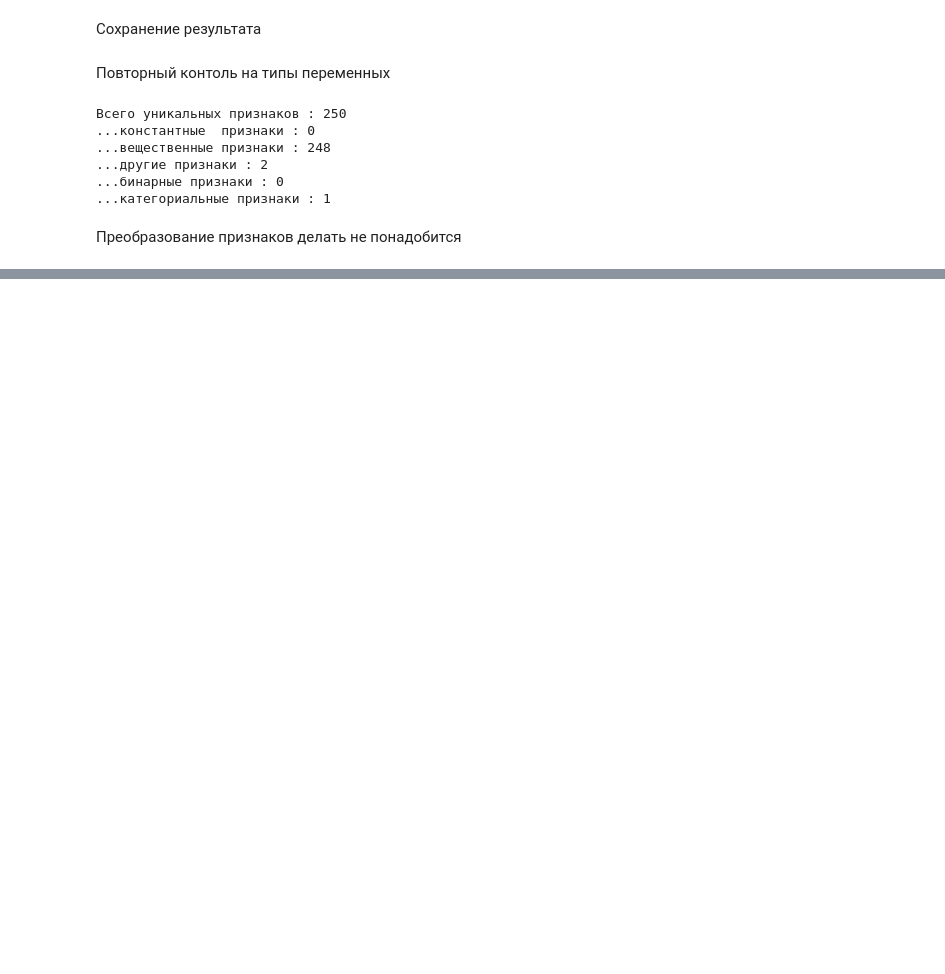
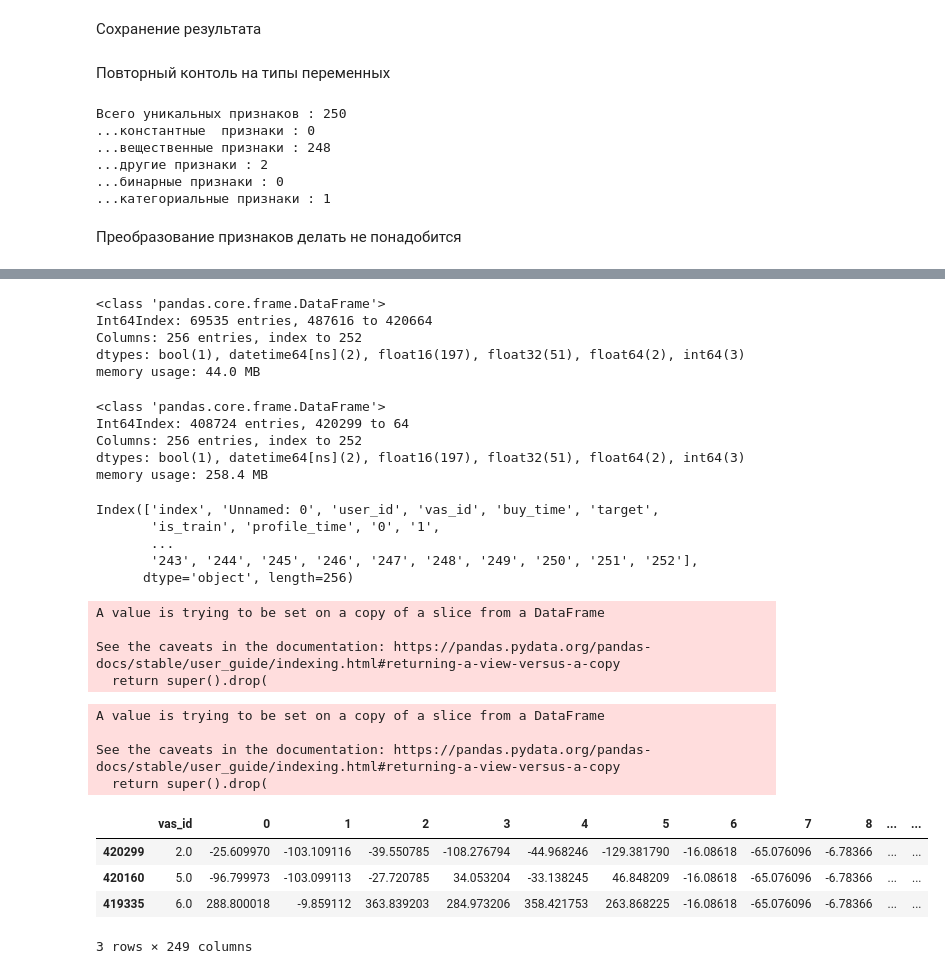
Before and after one commit to alex-chin/gb_megafone1, a Jupyter notebook: Project/megafone_offer_service.ipynb, the cells around one changed output, grey strips where cells are left out. Drawn from its saved outputs; the diff is of its cells as text; code cells hidden in the pictures; blank space fills up the shorter version.

Commit message:
memory up to baseline

```diff
--- a/Project/megafone_offer_service.ipynb
+++ b/Project/megafone_offer_service.ipynb
@@ -903,0 +909,48 @@ feat_inspector.print()
+# %%
+all_deals[~all_deals.is_train].info()
+# %% [output]
+<class 'pandas.core.frame.DataFrame'>
+Int64Index: 69535 entries, 487616 to 420664
+Columns: 256 entries, index to 252
+dtypes: bool(1), datetime64[ns](2), float16(197), float32(51), float64(2), int64(3)
+memory usage: 44.0 MB
+# %%
+all_deals[all_deals.is_train].info()
+# %% [output]
+<class 'pandas.core.frame.DataFrame'>
+Int64Index: 408724 entries, 420299 to 64
+Columns: 256 entries, index to 252
+dtypes: bool(1), datetime64[ns](2), float16(197), float32(51), float64(2), int64(3)
+memory usage: 258.4 MB
+# %%
+deals_train=all_deals[all_deals.is_train]
+# %%
+deals_train.columns
+# %% [output]
+Index(['index', 'Unnamed: 0', 'user_id', 'vas_id', 'buy_time', 'target',
+       'is_train', 'profile_time', '0', '1',
+       ...
+       '243', '244', '245', '246', '247', '248', '249', '250', '251', '252'],
+      dtype='object', length=256)
+# %%
+deals_train.drop(columns=['index', 'Unnamed: 0', 'user_id', 'buy_time'], inplace=True)
+# %% [output]
+A value is trying to be set on a copy of a slice from a DataFrame
+
+See the caveats in the documentation: https://pandas.pydata.org/pandas-docs/stable/user_guide/indexing.html#returning-a-view-versus-a-copy
+  return super().drop(
+# %%
+deals_train.drop(columns=['is_train', 'profile_time'], inplace=True)
+# %% [output]
+A value is trying to be set on a copy of a slice from a DataFrame
+
+See the caveats in the documentation: https://pandas.pydata.org/pandas-docs/stable/user_guide/indexing.html#returning-a-view-versus-a-copy
+  return super().drop(
+# %%
+deals_train.head(3)
+# %% [output]
+|  | vas_id | 0 | 1 | 2 | 3 | 4 | 5 | 6 | 7 | 8 | ... | ... |
+| 420299 | 2.0 | -25.609970 | -103.109116 | -39.550785 | -108.276794 | -44.968246 | -129.381790 | -16.08618 | -65.076096 | -6.78366 | ... | ... |
+| 420160 | 5.0 | -96.799973 | -103.099113 | -27.720785 | 34.053204 | -33.138245 | 46.848209 | -16.08618 | -65.076096 | -6.78366 | ... | ... |
+| 419335 | 6.0 | 288.800018 | -9.859112 | 363.839203 | 284.973206 | 358.421753 | 263.868225 | -16.08618 | -65.076096 | -6.78366 | ... | ... |
+3 rows × 249 columns
```
Also changed, not shown: parts of 22 cells of this notebook, 1 other file.
